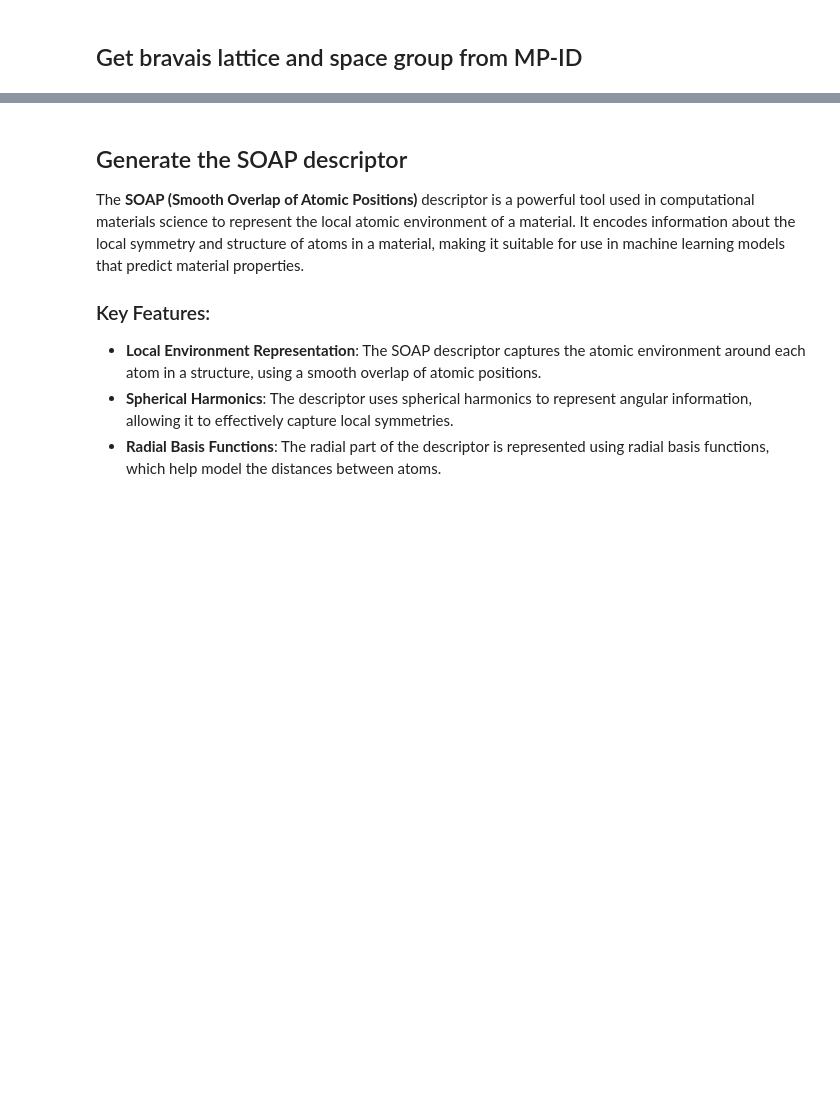
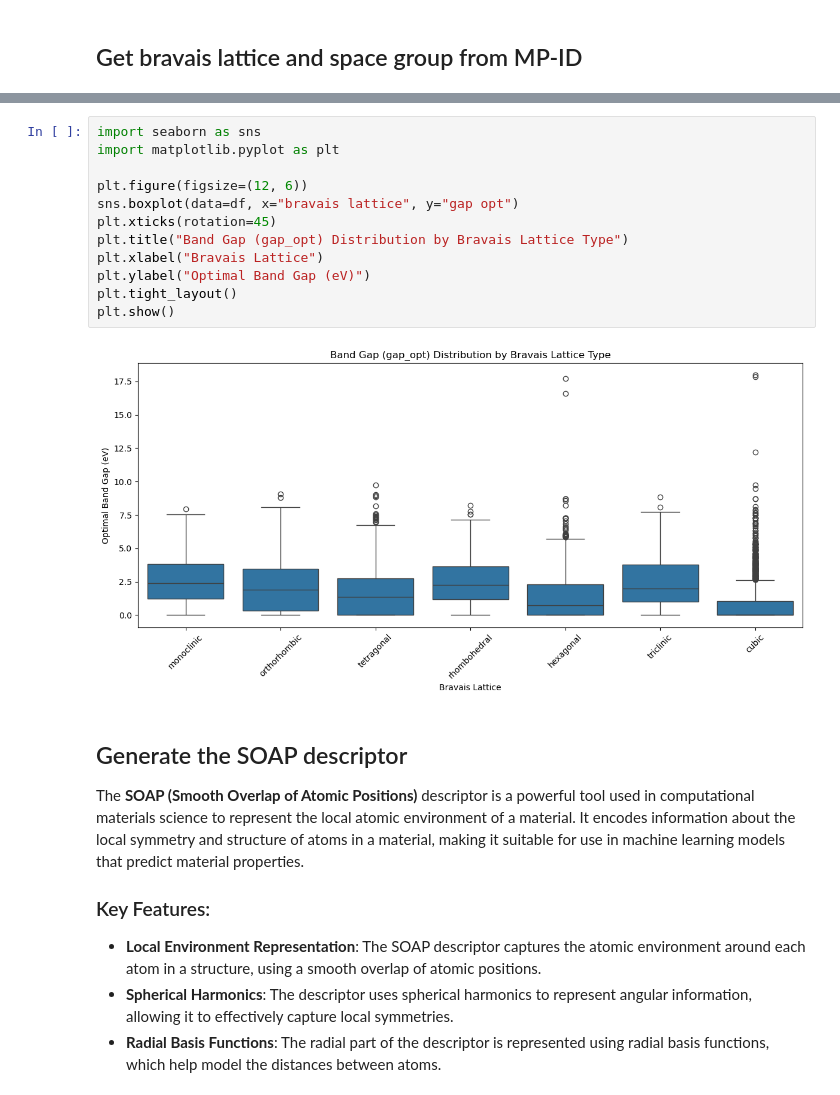
Before and after one commit to cadenmyers13/ml-dft-exp, a Jupyter notebook: codebase/load_matminer_data.ipynb, the cells around one changed output, grey strips where cells are left out. Drawn from its saved outputs; the diff is of its cells as text; blank space fills up the shorter version.

```diff
--- a/codebase/load_matminer_data.ipynb
+++ b/codebase/load_matminer_data.ipynb
@@ -137,3 +106,17 @@ np.float64(5.2711)
+# %%
+import seaborn as sns
+import matplotlib.pyplot as plt
+
+plt.figure(figsize=(12, 6))
+sns.boxplot(data=df, x="bravais lattice", y="gap opt")
+plt.xticks(rotation=45)
+plt.title("Band Gap (gap_opt) Distribution by Bravais Lattice Type")
+plt.xlabel("Bravais Lattice")
+plt.ylabel("Optimal Band Gap (eV)")
+plt.tight_layout()
+plt.show()
+# %% [output]
+[figure, added]
 # %% [markdown]
 ## Generate the SOAP descriptor
 
```
Also changed, not shown: parts of 4 cells of this notebook.
